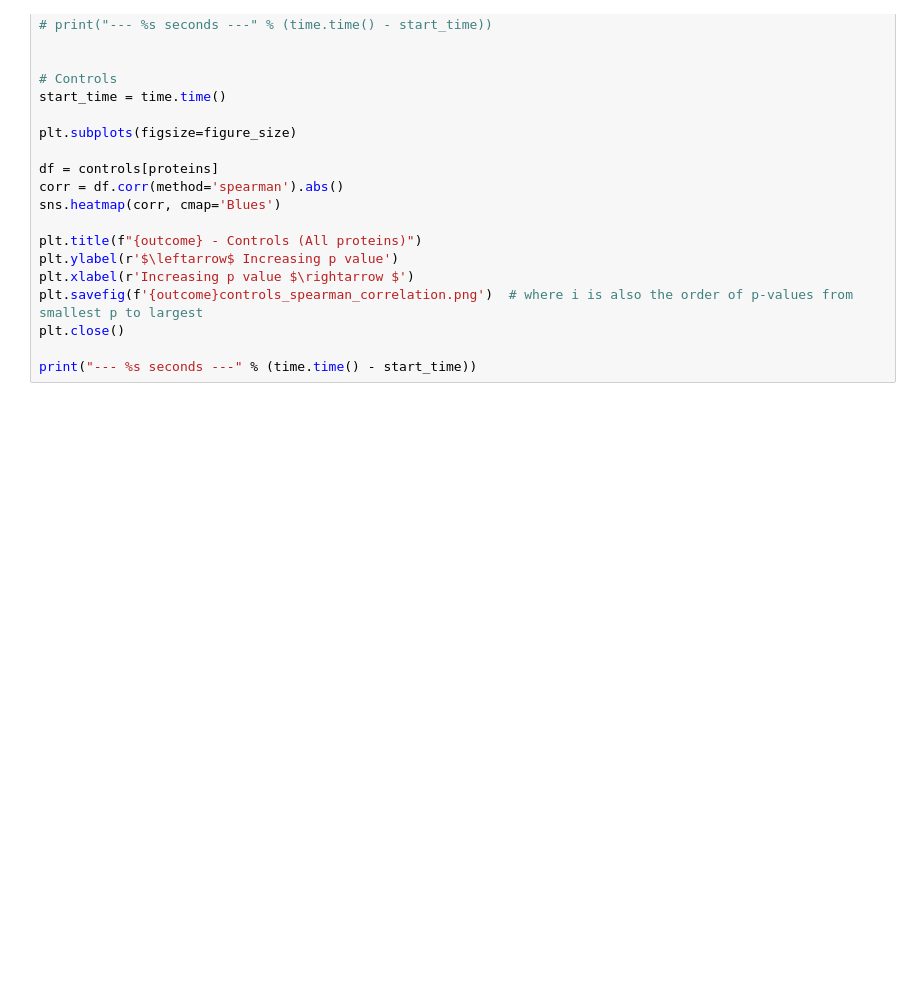
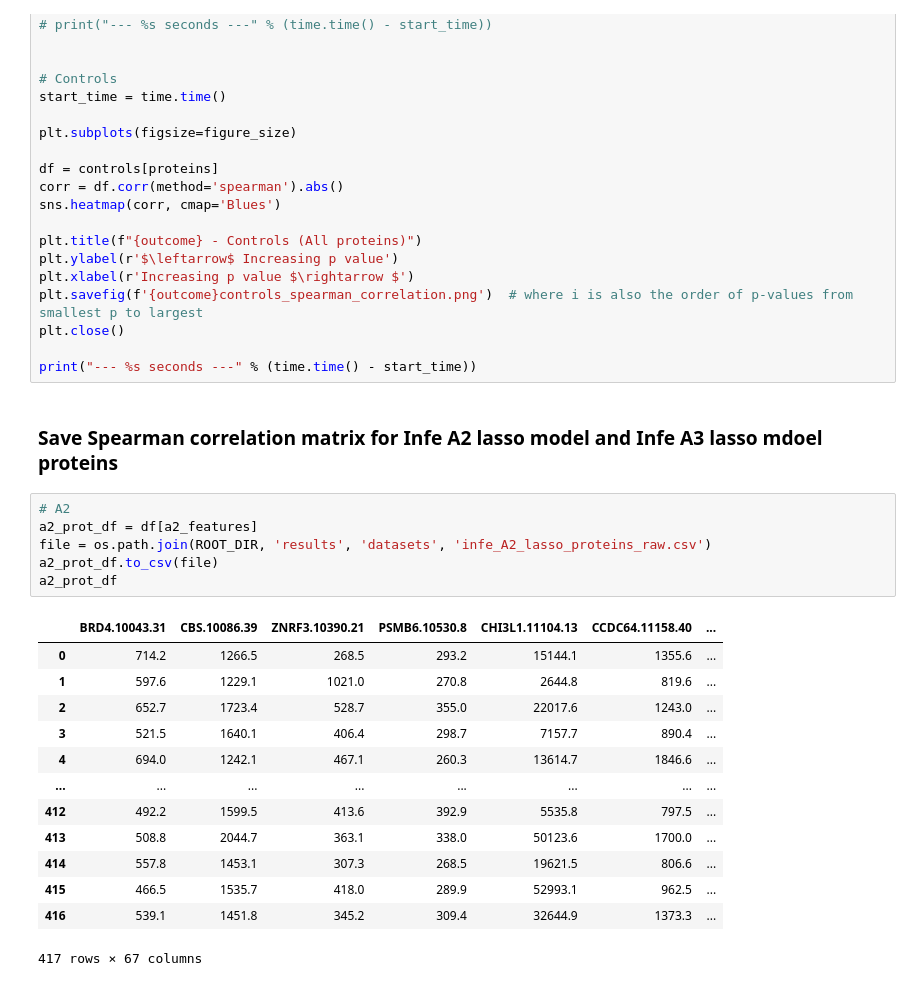
Before and after one commit to chenyangsu/somalogic, a Jupyter notebook: protein_correlations.ipynb, the cells around one changed output. Drawn from its saved outputs; the diff is of its cells as text; blank space fills up the shorter version.

Commit message:
Update code to save csv files

```diff
--- a/protein_correlations.ipynb
+++ b/protein_correlations.ipynb
@@ -327,3 +327,25 @@ plt.savefig(f'{outcome}controls_spearman_correlation.png')  # where i is also th
 plt.close()
 
 print("--- %s seconds ---" % (time.time() - start_time))
+# %% [markdown]
+### Save Spearman correlation matrix for Infe A2 lasso model and Infe A3 lasso mdoel proteins
+# %%
+# A2
+a2_prot_df = df[a2_features]
+file = os.path.join(ROOT_DIR, 'results', 'datasets', 'infe_A2_lasso_proteins_raw.csv')
+a2_prot_df.to_csv(file)
+a2_prot_df
+# %% [output]
+|  | BRD4.10043.31 | CBS.10086.39 | ZNRF3.10390.21 | PSMB6.10530.8 | CHI3L1.11104.13 | CCDC64.11158.40 | ... |
+| 0 | 714.2 | 1266.5 | 268.5 | 293.2 | 15144.1 | 1355.6 | ... |
+| 1 | 597.6 | 1229.1 | 1021.0 | 270.8 | 2644.8 | 819.6 | ... |
+| 2 | 652.7 | 1723.4 | 528.7 | 355.0 | 22017.6 | 1243.0 | ... |
+| 3 | 521.5 | 1640.1 | 406.4 | 298.7 | 7157.7 | 890.4 | ... |
+| 4 | 694.0 | 1242.1 | 467.1 | 260.3 | 13614.7 | 1846.6 | ... |
+| ... | ... | ... | ... | ... | ... | ... | ... |
+| 412 | 492.2 | 1599.5 | 413.6 | 392.9 | 5535.8 | 797.5 | ... |
+| 413 | 508.8 | 2044.7 | 363.1 | 338.0 | 50123.6 | 1700.0 | ... |
+| 414 | 557.8 | 1453.1 | 307.3 | 268.5 | 19621.5 | 806.6 | ... |
+| 415 | 466.5 | 1535.7 | 418.0 | 289.9 | 52993.1 | 962.5 | ... |
+| 416 | 539.1 | 1451.8 | 345.2 | 309.4 | 32644.9 | 1373.3 | ... |
+417 rows × 67 columns
```
Also changed, not shown: parts of 6 cells of this notebook.
